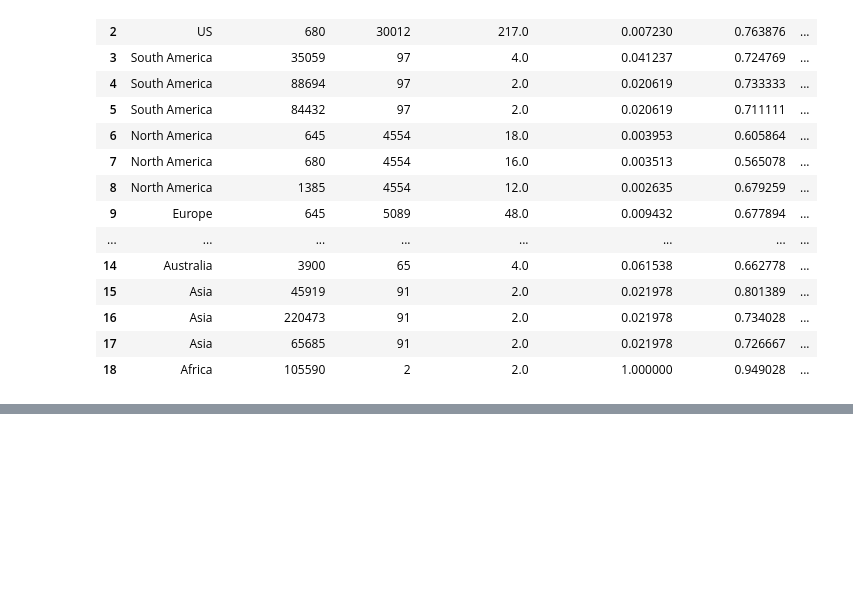
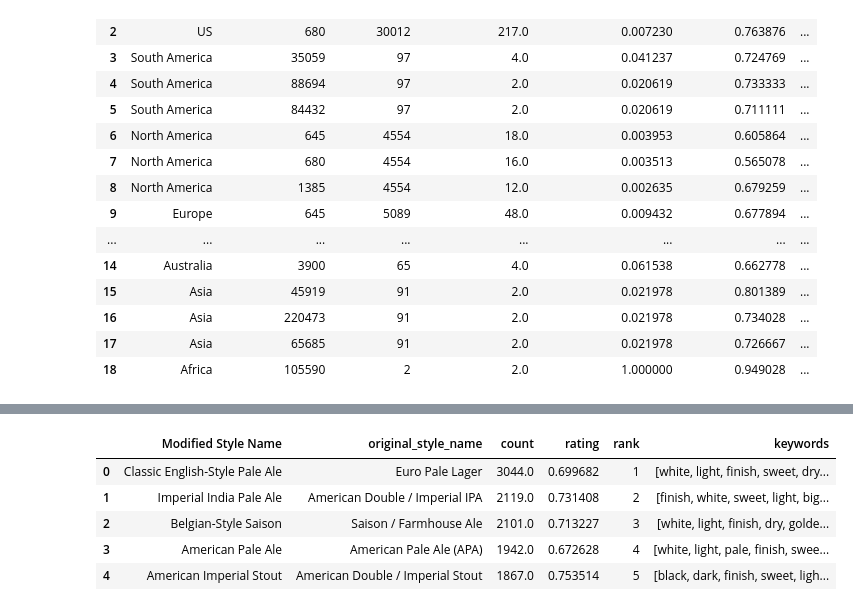
Before and after one commit to epfl-ada/ada-2023-project-badanalysist, a Jupyter notebook: main_logic.ipynb, the cells around one changed output, grey strips where cells are left out. Saved outputs shown, nothing was run; the diff lists cells and outputs as text; code cells hidden in the pictures; blank space fills up the shorter version.

```diff
--- a/main_logic.ipynb
+++ b/main_logic.ipynb
@@ -515,0 +793,16 @@ regional_analysis
+# %%
+# Creating a dictionary to store top adjectives for top100 styles
+top_adjectives_by_style = {}
+
+for style in reviews_per_style[:100]['Modified Style Name']:
+    top_adjectives_by_style[style] = get_top_adjectives_for_style(style, ratings_ba_name, ratings_rb_name)
+# store the top 10 adjective keywords for each style in the style_counts dataframe ['keywords'] as a list
+reviews_per_style['keywords'] = reviews_per_style['Modified Style Name'].map(top_adjectives_by_style)
+reviews_per_style.head()
+# %% [output]
+|  | Modified Style Name | original_style_name | count | rating | rank | keywords |
+| 0 | Classic English-Style Pale Ale | Euro Pale Lager | 3044.0 | 0.699682 | 1 | [white, light, finish, sweet, dry... |
+| 1 | Imperial India Pale Ale | American Double / Imperial IPA | 2119.0 | 0.731408 | 2 | [finish, white, sweet, light, big... |
+| 2 | Belgian-Style Saison | Saison / Farmhouse Ale | 2101.0 | 0.713227 | 3 | [white, light, finish, dry, golde... |
+| 3 | American Pale Ale | American Pale Ale (APA) | 1942.0 | 0.672628 | 4 | [white, light, pale, finish, swee... |
+| 4 | American Imperial Stout | American Double / Imperial Stout | 1867.0 | 0.753514 | 5 | [black, dark, finish, sweet, ligh... |
```
Also changed, not shown: parts of 12 cells of this notebook, 3 other files.
